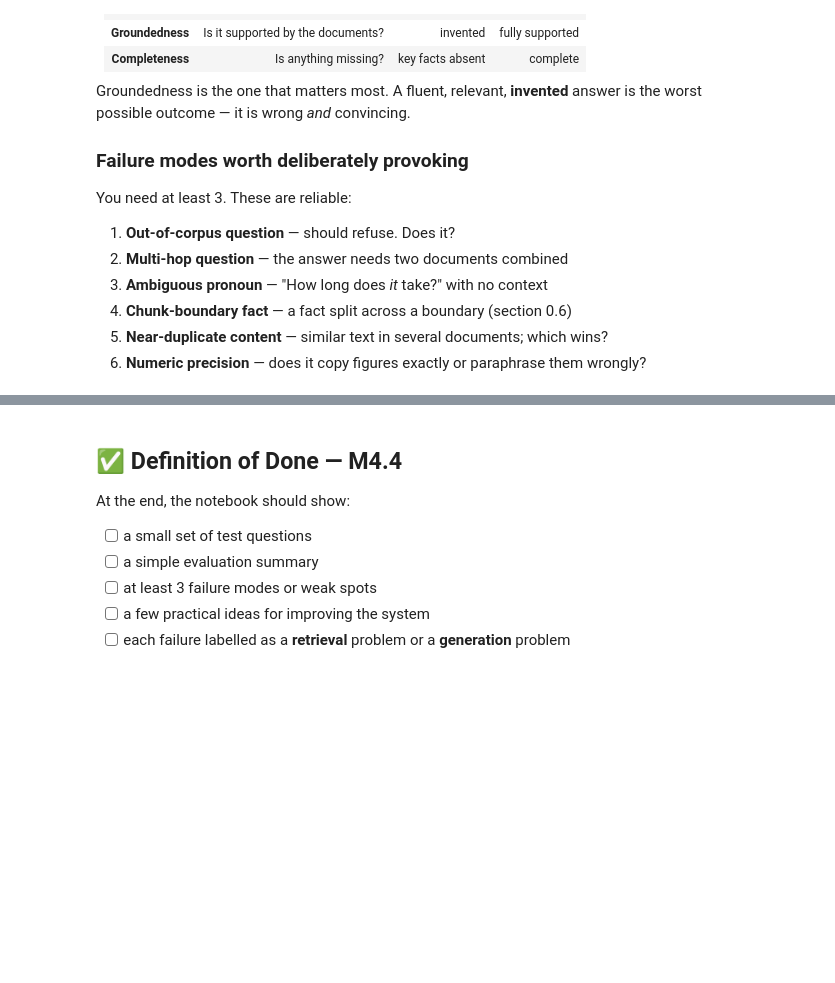
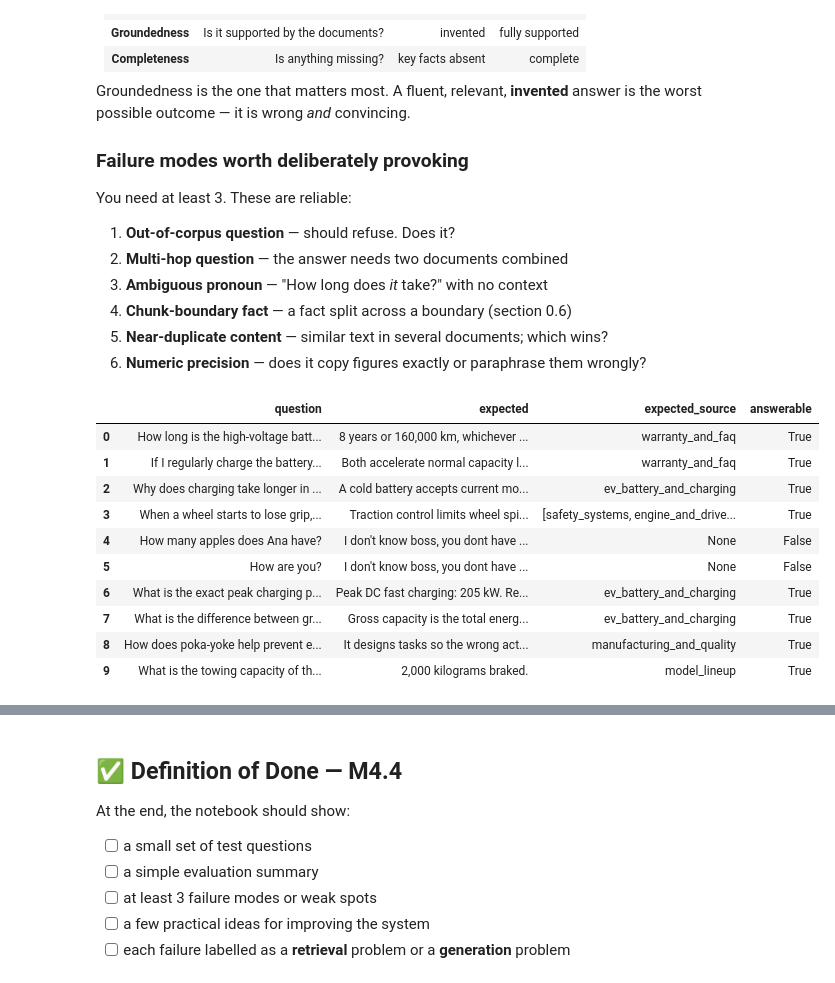
Before and after one commit to kovexison/Practica-AI, a Jupyter notebook: 04-RAG/simple_RAG.ipynb, the cells around one changed output, grey strips where cells are left out. Saved outputs shown, nothing was run; the diff lists cells and outputs as text; code cells hidden in the pictures; blank space fills up the shorter version.

```diff
--- a/04-RAG/simple_RAG.ipynb
+++ b/04-RAG/simple_RAG.ipynb
@@ -1600,15 +1600,79 @@ You need at least 3. These are reliable:
 # %%
 # 🔧 YOUR TURN — Step 1: build a small gold test set
 #
 # TODO 1a: write 8-12 questions with the answer YOU know to be correct
 # TODO 1b: record which document each answer should come from
 # TODO 1c: include at least 2 questions the documents CANNOT answer
 #          (expected answer: "I don't know" — refusing correctly is a PASS, not a failure)
 # TODO 1d: put it in a DataFrame
 
-# test_set = pd.DataFrame([
-#     {"question": "...", "expected": "...", "expected_source": "...", "answerable": True},
+
+test_set = pd.DataFrame([
+    {"question": "How long is the high-voltage battery warranty?",
+     "expected": "8 years or 160,000 km, whichever comes first.",
+     "expected_source": "warranty_and_faq",
+     "answerable": True},
+
+    {"question": "If I regularly charge the battery to 100% and use DC fast charging often, what does that mean for the battery warranty?",
+     "expected": "Both accelerate normal capacity loss, but the warranty only covers capacity dropping below 70% — normal ageing isn't a defect, so this doesn't void coverage but raises the risk the cause won't be recognised as a defect.",
+     "expected_source": "warranty_and_faq",
+     "answerable": True},
+
+    {"question": "Why does charging take longer in winter, and does the warranty account for that in any way?",
+     "expected": "A cold battery accepts current more slowly (preconditioning helps); the warranty has no temperature clause — it only covers capacity falling below 70%.",
+     "expected_source": "ev_battery_and_charging",
+     "answerable": True},
+
+    {"question": "When a wheel starts to lose grip, how does the system react to keep power going to the ground?",
+     "expected": "Traction control limits wheel spin under acceleration; on AWD models the transfer case's multi-plate clutch also shifts torque forward to the front axle when slip is detected.",
+     "expected_source": ["safety_systems", "engine_and_drivetrain"],
+     "answerable": True},
+
+    {"question": "How many apples does Ana have?",
+     "expected": "I don't know boss, you dont have informations about this topic in the documents",
+     "expected_source": None,
+     "answerable": False},
+
+    {"question": "How are you?",
+     "expected": "I don't know boss, you dont have informations about this topic in the documents",
+     "expected_source": None,
+     "answerable": False},
+
+    {"question": "What is the exact peak charging power in kW, and how much does a full battery replacement cost?",
+     "expected": "Peak DC fast charging: 205 kW. Replacement cost: not found in the documents.",
+     "expected_source": "ev_battery_and_charging",
+     "answerable": True},
+
+    {"question": "What is the difference between gross and net battery capacity?",
+     "expected": "Gross capacity is the total energy physically present in the cells; net (usable) capacity is what the vehicle actually uses, keeping a buffer to reduce ageing.",
+     "expected_source": "ev_battery_and_charging",
+     "answerable": True},
+
+    {"question": "How does poka-yoke help prevent errors in manufacturing?",
+     "expected": "It designs tasks so the wrong action is physically impossible, e.g. a connector that only fits one way, removing the possibility of error rather than relying on attention.",
+     "expected_source": "manufacturing_and_quality",
+     "answerable": True},
+
+    {"question": "What is the towing capacity of the X3?",
+     "expected": "2,000 kilograms braked.",
+     "expected_source": "model_lineup",
+     "answerable": True},
+])
+
+test_set
 # ])
+# %% [output]
+|  | question | expected | expected_source | answerable |
+| 0 | How long is the high-voltage batt... | 8 years or 160,000 km, whichever ... | warranty_and_faq | True |
+| 1 | If I regularly charge the battery... | Both accelerate normal capacity l... | warranty_and_faq | True |
+| 2 | Why does charging take longer in ... | A cold battery accepts current mo... | ev_battery_and_charging | True |
+| 3 | When a wheel starts to lose grip,... | Traction control limits wheel spi... | [safety_systems, engine_and_drive... | True |
+| 4 | How many apples does Ana have? | I don't know boss, you dont have ... | None | False |
+| 5 | How are you? | I don't know boss, you dont have ... | None | False |
+| 6 | What is the exact peak charging p... | Peak DC fast charging: 205 kW. Re... | ev_battery_and_charging | True |
+| 7 | What is the difference between gr... | Gross capacity is the total energ... | ev_battery_and_charging | True |
+| 8 | How does poka-yoke help prevent e... | It designs tasks so the wrong act... | manufacturing_and_quality | True |
+| 9 | What is the towing capacity of th... | 2,000 kilograms braked. | model_lineup | True |
 # %%
 # 🔧 YOUR TURN — Step 2: run the system over the test set
 #
```
Also changed, not shown: parts of 4 cells of this notebook.
